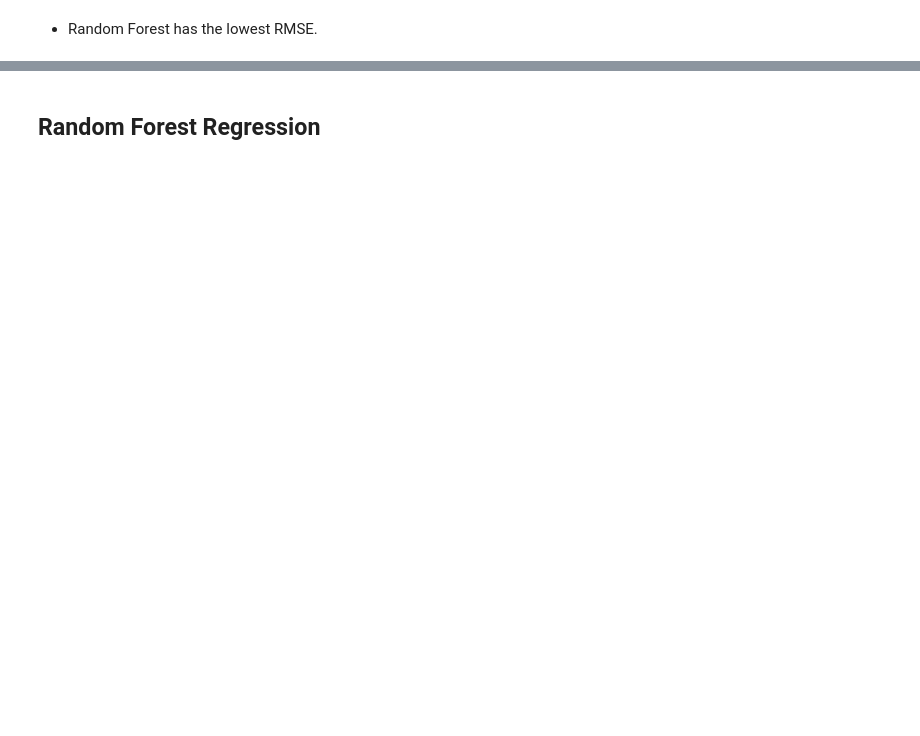
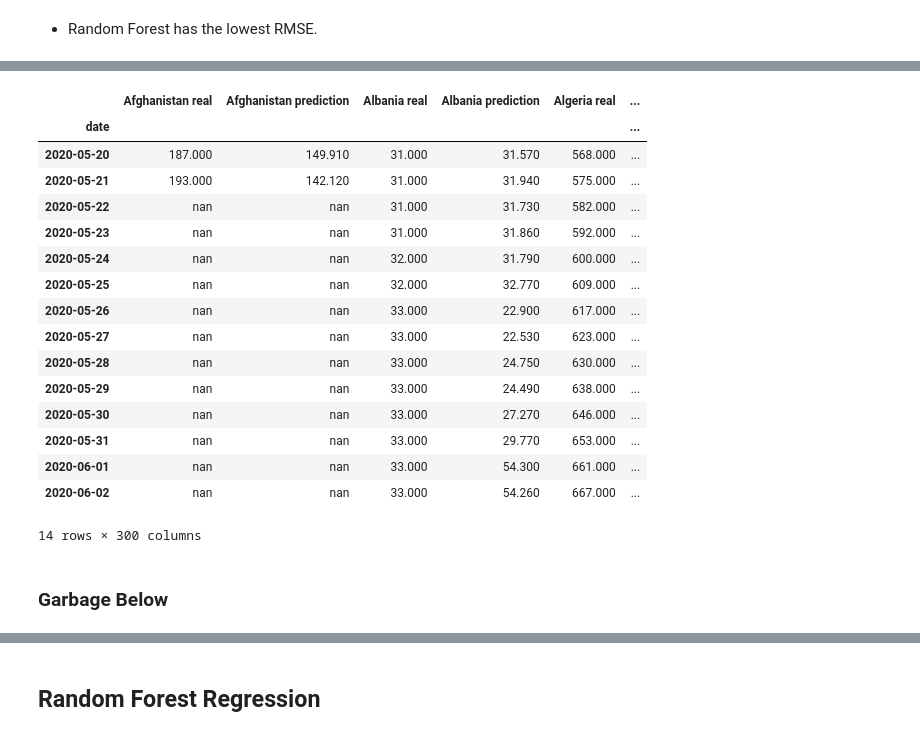
Before and after one commit to rceid/ML_Covid, a Jupyter notebook: scripts/model_fitting.ipynb, the cells around one changed output, grey strips where cells are left out. Drawn from its saved outputs; the diff is of its cells as text; code cells hidden in the pictures; blank space fills up the shorter version.

```diff
--- a/scripts/model_fitting.ipynb
+++ b/scripts/model_fitting.ipynb
@@ -791,3 +822,25 @@ SyntaxError: 'break' outside loop (<ipython-input-33-6aaf1f276005>, line 4)
+# %%
+pd.read_pickle("../predictions/deaths_rf_min_stringency.pkl")
+# %% [output]
+|  | Afghanistan real | Afghanistan prediction | Albania real | Albania prediction | Algeria real | ... |
+| date |  |  |  |  |  | ... |
+| 2020-05-20 | 187.000 | 149.910 | 31.000 | 31.570 | 568.000 | ... |
+| 2020-05-21 | 193.000 | 142.120 | 31.000 | 31.940 | 575.000 | ... |
+| 2020-05-22 | nan | nan | 31.000 | 31.730 | 582.000 | ... |
+| 2020-05-23 | nan | nan | 31.000 | 31.860 | 592.000 | ... |
+| 2020-05-24 | nan | nan | 32.000 | 31.790 | 600.000 | ... |
+| 2020-05-25 | nan | nan | 32.000 | 32.770 | 609.000 | ... |
+| 2020-05-26 | nan | nan | 33.000 | 22.900 | 617.000 | ... |
+| 2020-05-27 | nan | nan | 33.000 | 22.530 | 623.000 | ... |
+| 2020-05-28 | nan | nan | 33.000 | 24.750 | 630.000 | ... |
+| 2020-05-29 | nan | nan | 33.000 | 24.490 | 638.000 | ... |
+| 2020-05-30 | nan | nan | 33.000 | 27.270 | 646.000 | ... |
+| 2020-05-31 | nan | nan | 33.000 | 29.770 | 653.000 | ... |
+| 2020-06-01 | nan | nan | 33.000 | 54.300 | 661.000 | ... |
+| 2020-06-02 | nan | nan | 33.000 | 54.260 | 667.000 | ... |
+14 rows × 300 columns
+# %% [markdown]
+### Garbage Below
 # %%
 # Decision Tree Regresson  on Deaths
 dtr.fit(X_train, y_train_deaths)
```
Also changed, not shown: parts of 22 cells of this notebook.
